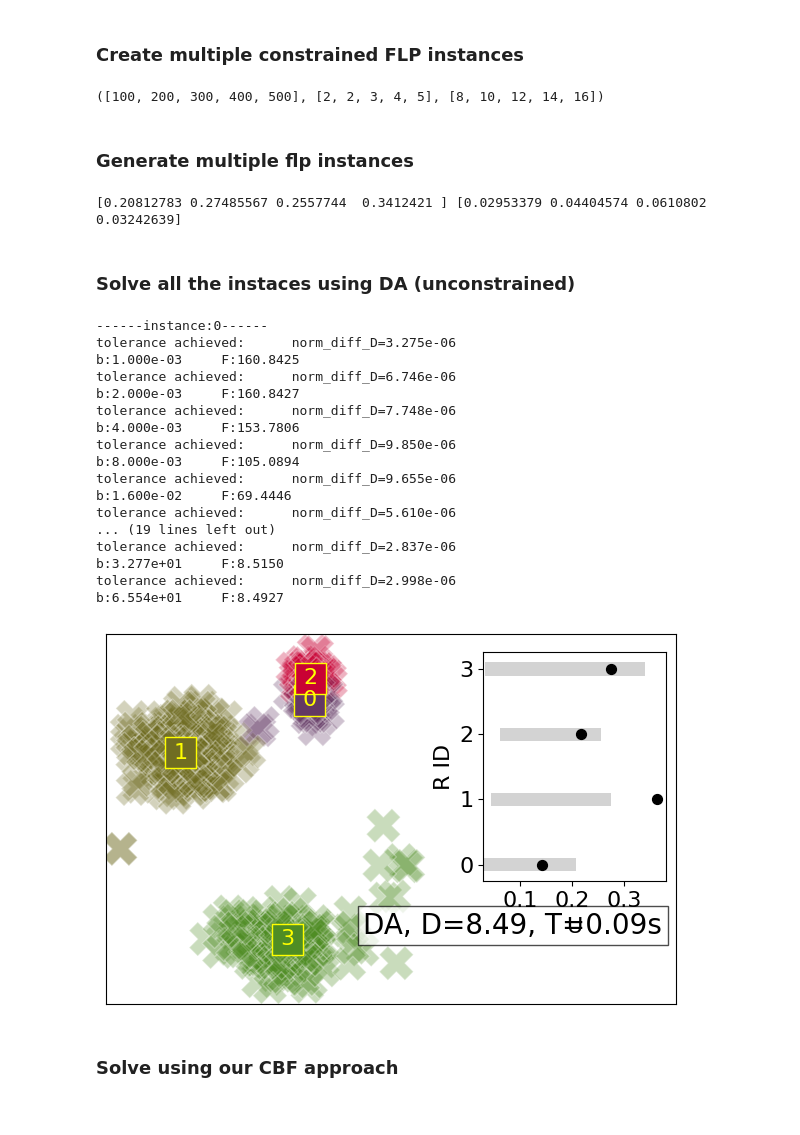
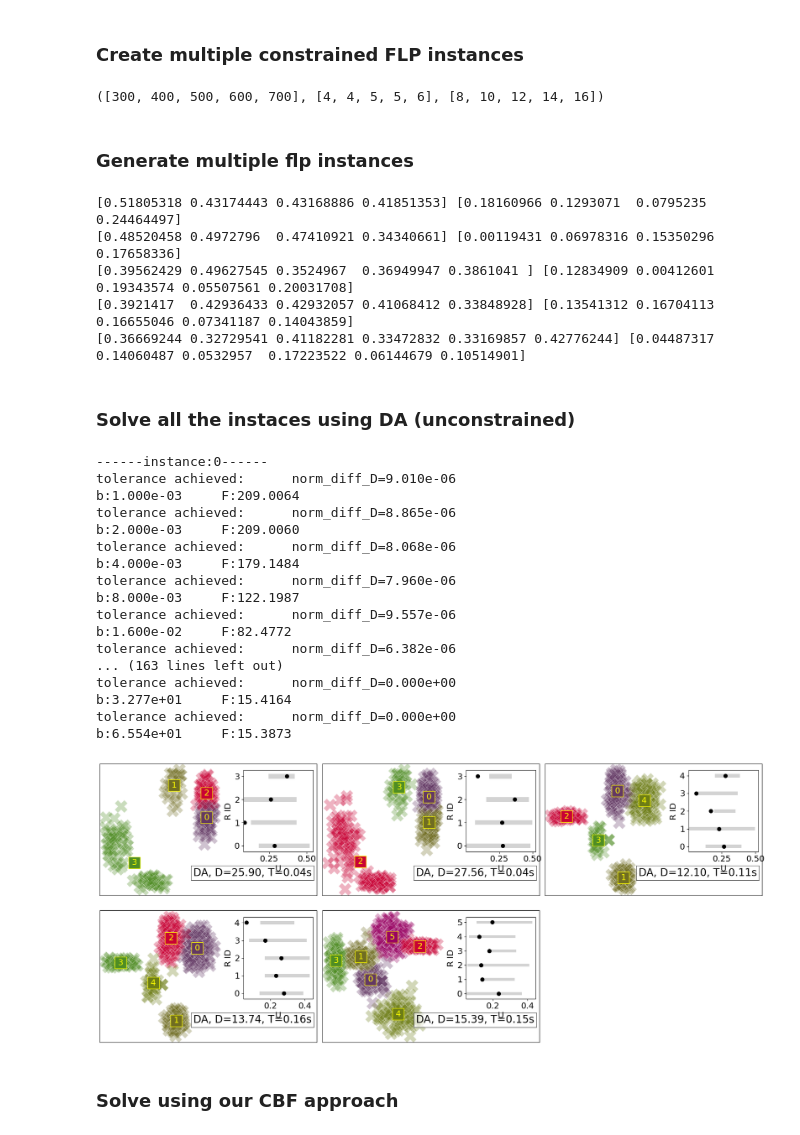
Before and after one commit to dt-1729/CBF_MEP_consRA, a Jupyter notebook: clustering_compare_annealing_v1.ipynb, the cells around one changed output. Cells and saved outputs as stored; diff of their text form; code cells hidden in the pictures.

```diff
--- a/clustering_compare_annealing_v1.ipynb
+++ b/clustering_compare_annealing_v1.ipynb
@@ -23,15 +23,15 @@ from mpl_toolkits.axes_grid1.inset_locator import inset_axes
 ### Create multiple constrained FLP instances
 # %%
 n_instances = 5
-N_range = [int(100+100*n) for n in range(n_instances)]
-M_range = [int(2+0.8*m) for m in range(n_instances)]
+N_range = [int(300+100*n) for n in range(n_instances)]
+M_range = [int(4+0.6*m) for m in range(n_instances)]
 cov_range = [8+2*p for p in range(n_instances)]
 d = 2
 scale = 20
-seed = 13
+seed = 20
 N_range, M_range, cov_range
 # %% [output]
-([100, 200, 300, 400, 500], [2, 2, 3, 4, 5], [8, 10, 12, 14, 16])
+([300, 400, 500, 600, 700], [4, 4, 5, 5, 6], [8, 10, 12, 14, 16])
 # %%
 # annealing parameters
 beta0 = 1e-3
@@ -78,13 +78,17 @@ for N, M, cov in zip(N_range, M_range, cov_range):
     alloc_cost = np.random.uniform(1,1,(N,M))
     mean_alloc_cost = np.mean(alloc_cost)
     C = np.random.uniform(0.4,1,len(split_pct))
-    C = (C/np.sum(C) + 0.02) * mean_alloc_cost
-    B = np.random.uniform(C.min()*0.1, C.min()*0.3, len(split_pct))
+    C = (C/np.sum(C) + 0.2) * mean_alloc_cost
+    B = np.random.uniform(C.min()*0.0, C.min()*0.6, len(split_pct))
     print(C,B)
     flp = class_flp.FLP(N, M, d, demandLoc, rho, C, B, alloc_cost, P_eps=1e-20, beta_tol=1e-10)
     flp_instances.append(flp)
 # %% [output]
-[0.20812783 0.27485567 0.2557744  0.3412421 ] [0.02953379 0.04404574 0.0610802  0.03242639]
+[0.51805318 0.43174443 0.43168886 0.41851353] [0.18160966 0.1293071  0.0795235  0.24464497]
+[0.48520458 0.4972796  0.47410921 0.34340661] [0.00119431 0.06978316 0.15350296 0.17658336]
+[0.39562429 0.49627545 0.3524967  0.36949947 0.3861041 ] [0.12834909 0.00412601 0.19343574 0.05507561 0.20031708]
+[0.3921417  0.42936433 0.42932057 0.41068412 0.33848928] [0.13541312 0.16704113 0.16655046 0.07341187 0.14043859]
+[0.36669244 0.32729541 0.41182281 0.33472832 0.33169857 0.42776244] [0.04487317 0.14060487 0.0532957  0.17223522 0.06144679 0.10514901]
 # %% [markdown]
 ### Solve all the instaces using DA (unconstrained)
 # %%
@@ -113,34 +117,36 @@ for i, flp in enumerate(flp_instances):
     DA_sol_instances.append(sol_instance)
 # %% [output]
 ------instance:0------
-tolerance achieved:      norm_diff_D=3.275e-06
-b:1.000e-03     F:160.8425
-tolerance achieved:      norm_diff_D=6.746e-06
-b:2.000e-03     F:160.8427
-tolerance achieved:      norm_diff_D=7.748e-06
-b:4.000e-03     F:153.7806
-tolerance achieved:      norm_diff_D=9.850e-06
-b:8.000e-03     F:105.0894
-tolerance achieved:      norm_diff_D=9.655e-06
-b:1.600e-02     F:69.4446
-tolerance achieved:      norm_diff_D=5.610e-06
-... (19 lines left out)
-tolerance achieved:      norm_diff_D=2.837e-06
-b:3.277e+01     F:8.5150
-tolerance achieved:      norm_diff_D=2.998e-06
-b:6.554e+01     F:8.4927
+tolerance achieved:      norm_diff_D=9.010e-06
+b:1.000e-03     F:209.0064
+tolerance achieved:      norm_diff_D=8.865e-06
+b:2.000e-03     F:209.0060
+tolerance achieved:      norm_diff_D=8.068e-06
+b:4.000e-03     F:179.1484
+tolerance achieved:      norm_diff_D=7.960e-06
+b:8.000e-03     F:122.1987
+tolerance achieved:      norm_diff_D=9.557e-06
+b:1.600e-02     F:82.4772
+tolerance achieved:      norm_diff_D=6.382e-06
+... (163 lines left out)
+tolerance achieved:      norm_diff_D=0.000e+00
+b:3.277e+01     F:15.4164
+tolerance achieved:      norm_diff_D=0.000e+00
+b:6.554e+01     F:15.3873
 # %%
 
 class_flp.plot_flp_sol_instances(
     DA_sol_instances,
     fontSize = 20,
     figSize = (6,4),
     savefig_opts=saveFig_opts,
+    inset_coords=(0.65, 0.35, 0.32, 0.62),
+    text_coords=(-10,-200),
     plotResTraj = False,
     plotCapacities=True
 )
 # %% [output]
-[figure, old version]
+[figure, new version]
 # %% [markdown]
 ### Solve using our CBF approach
 # %%
```
Also changed, not shown: parts of 10 cells of this notebook, 39 other files.
